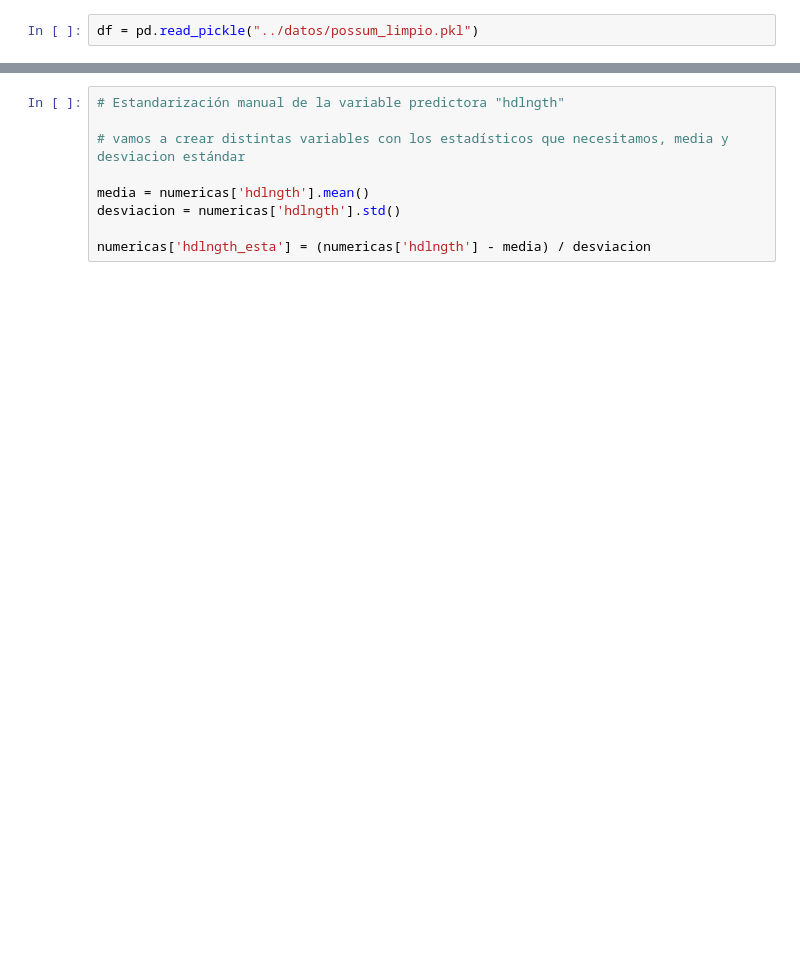
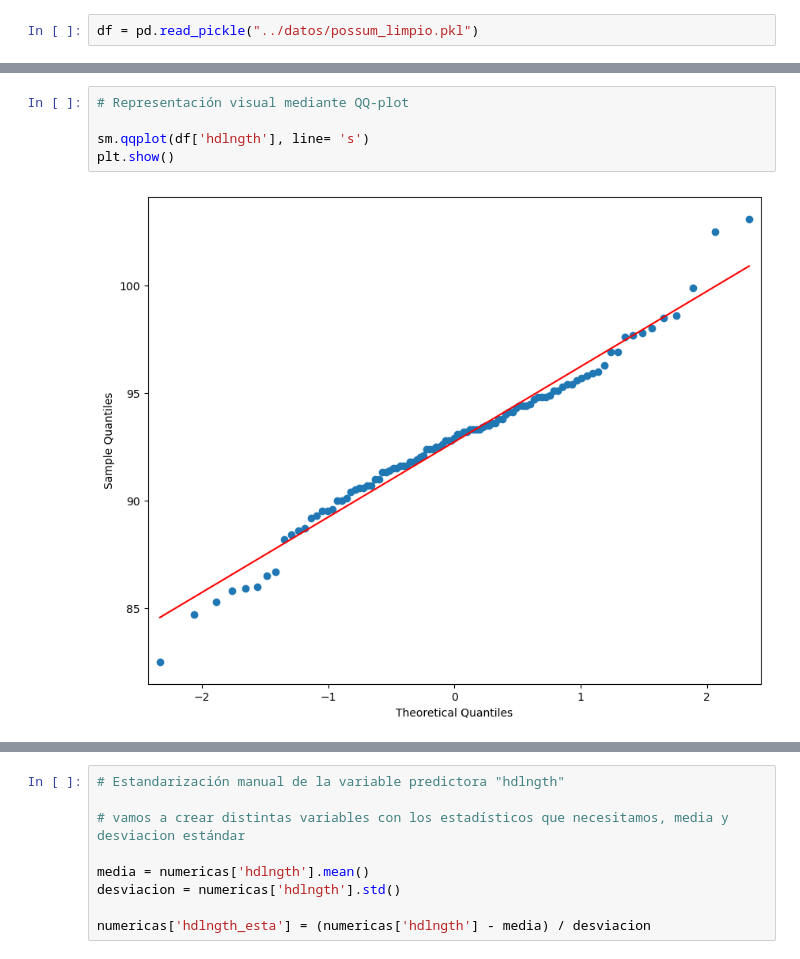
Before and after one commit to Adalab/-DA-promo-b-modulo-3-sprint-1-Maria-Ana, a Jupyter notebook: pair-programming-5-6-Normalización y Estandarización/pair-programming-5-6-Normalización y Estandarización.ipynb, the cells around one changed output, grey strips where cells are left out. Cells and saved outputs as stored; diff of their text form; blank space fills up the shorter version.

```diff
--- a/pair-programming-5-6-Normalización y Estandarización/pair-programming-5-6-Normalización y Estandarización.ipynb
+++ b/pair-programming-5-6-Normalización y Estandarización/pair-programming-5-6-Normalización y Estandarización.ipynb
@@ -36,0 +68,7 @@ sns.displot(df["totlngth"], kde = True, color = "pink");
+# %%
+# Representación visual mediante QQ-plot
+
+sm.qqplot(df['hdlngth'], line= 's')
+plt.show()
+# %% [output]
+[figure, added]
```
Also changed, not shown: parts of 29 cells of this notebook, 10 other files.
